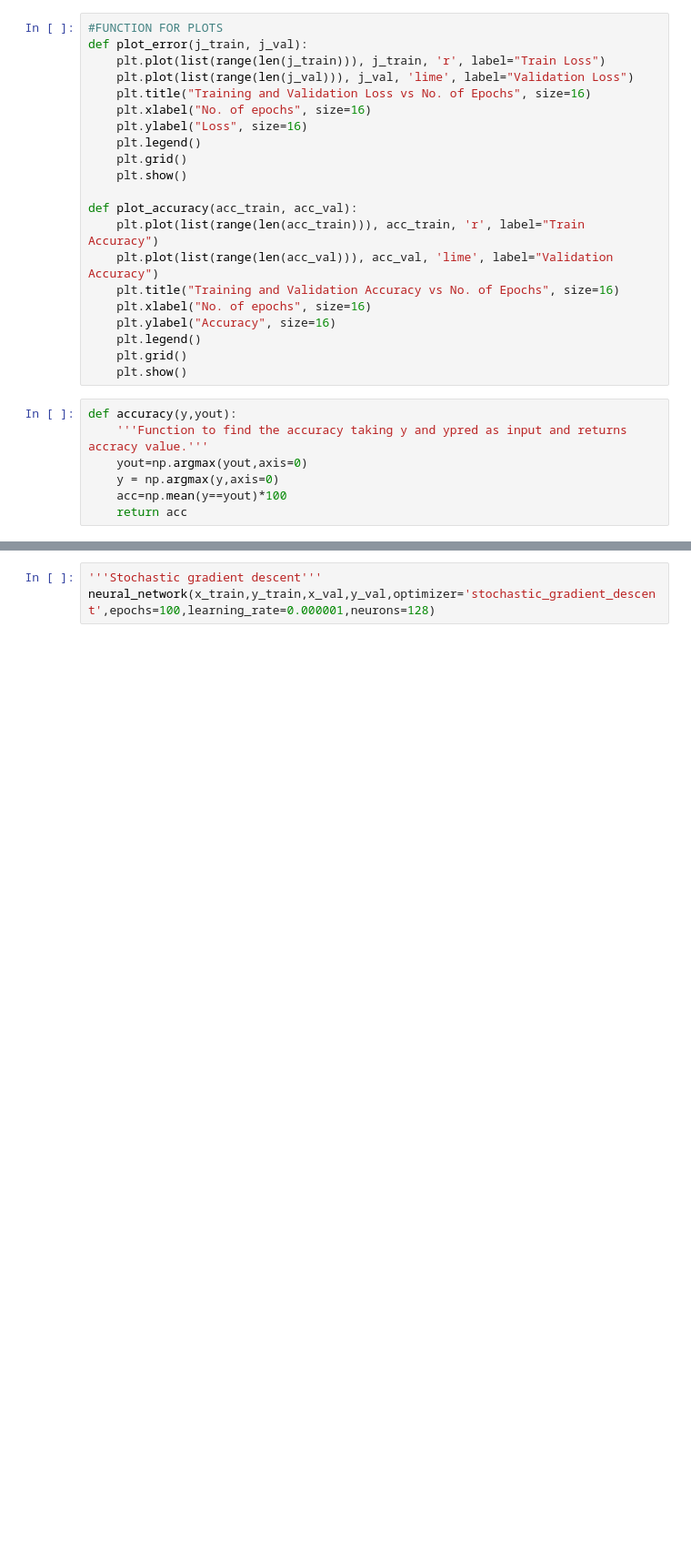
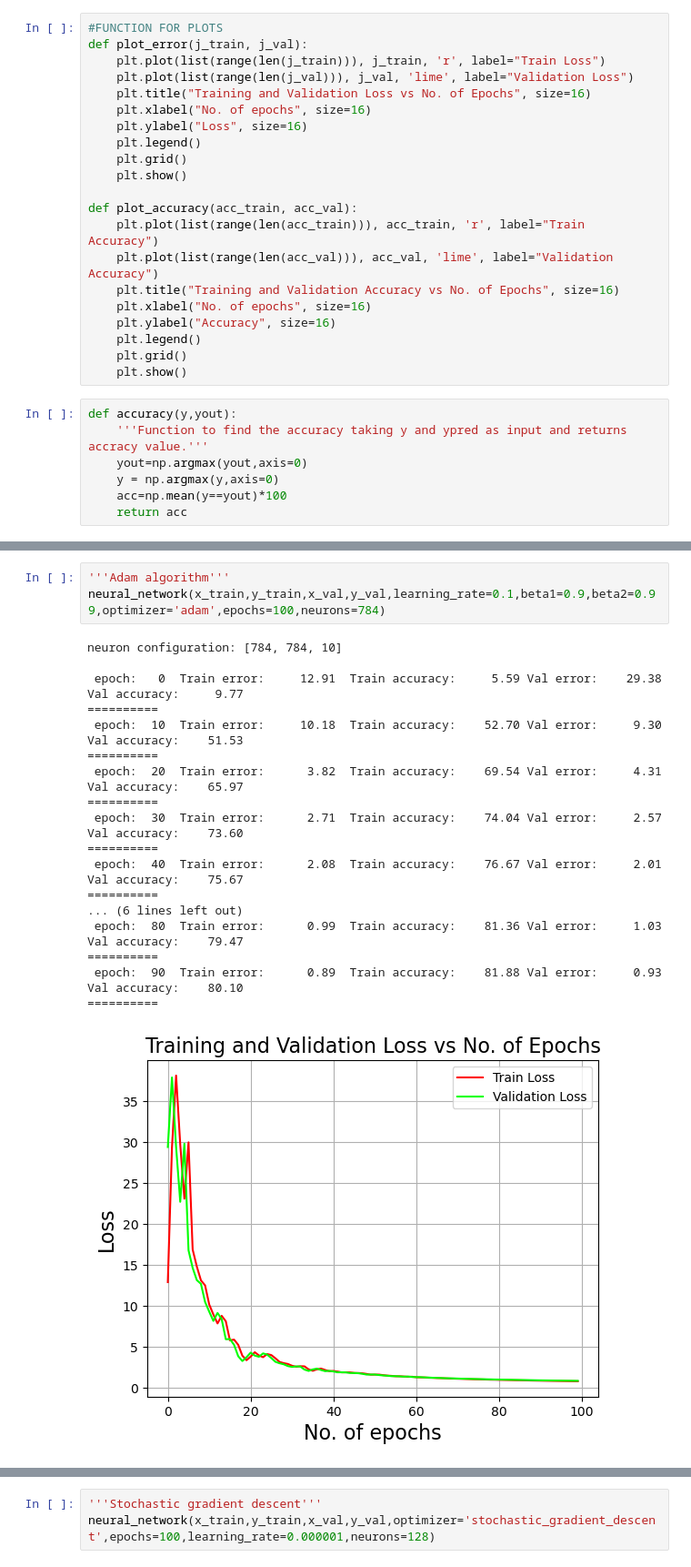
Before and after one commit to ananthu2014/MNIST_and_Fashion-MNIST_Image-Classification, a Jupyter notebook: Assignment 1/CS6910 Assignment 1.ipynb, the cells around one changed output, grey strips where cells are left out. Shown at 91% size. Saved outputs shown, nothing was run; the diff lists cells and outputs as text; blank space fills up the shorter version.

```diff
--- a/Assignment 1/CS6910 Assignment 1.ipynb
+++ b/Assignment 1/CS6910 Assignment 1.ipynb
@@ -576,3 +633,25 @@ def neural_network(x_train,y_train,x_val,y_val,learning_rate = 0.1,momentum = 0.
 
     plot_error(J_train,J_val)
     plot_accuracy(Accuracy_train,Accuracy_val)
+# %%
+'''Adam algorithm'''
+neural_network(x_train,y_train,x_val,y_val,learning_rate=0.1,beta1=0.9,beta2=0.99,optimizer='adam',epochs=100,neurons=784)
+# %% [output]
+neuron configuration: [784, 784, 10]
+
+ epoch:   0  Train error:     12.91  Train accuracy:     5.59 Val error:    29.38 Val accuracy:     9.77
+==========
+ epoch:  10  Train error:     10.18  Train accuracy:    52.70 Val error:     9.30 Val accuracy:    51.53
+==========
+ epoch:  20  Train error:      3.82  Train accuracy:    69.54 Val error:     4.31 Val accuracy:    65.97
+==========
+ epoch:  30  Train error:      2.71  Train accuracy:    74.04 Val error:     2.57 Val accuracy:    73.60
+==========
+ epoch:  40  Train error:      2.08  Train accuracy:    76.67 Val error:     2.01 Val accuracy:    75.67
+==========
+... (6 lines left out)
+ epoch:  80  Train error:      0.99  Train accuracy:    81.36 Val error:     1.03 Val accuracy:    79.47
+==========
+ epoch:  90  Train error:      0.89  Train accuracy:    81.88 Val error:     0.93 Val accuracy:    80.10
+==========
+[figure, added]
```
Also changed, not shown: parts of 9 cells of this notebook.
